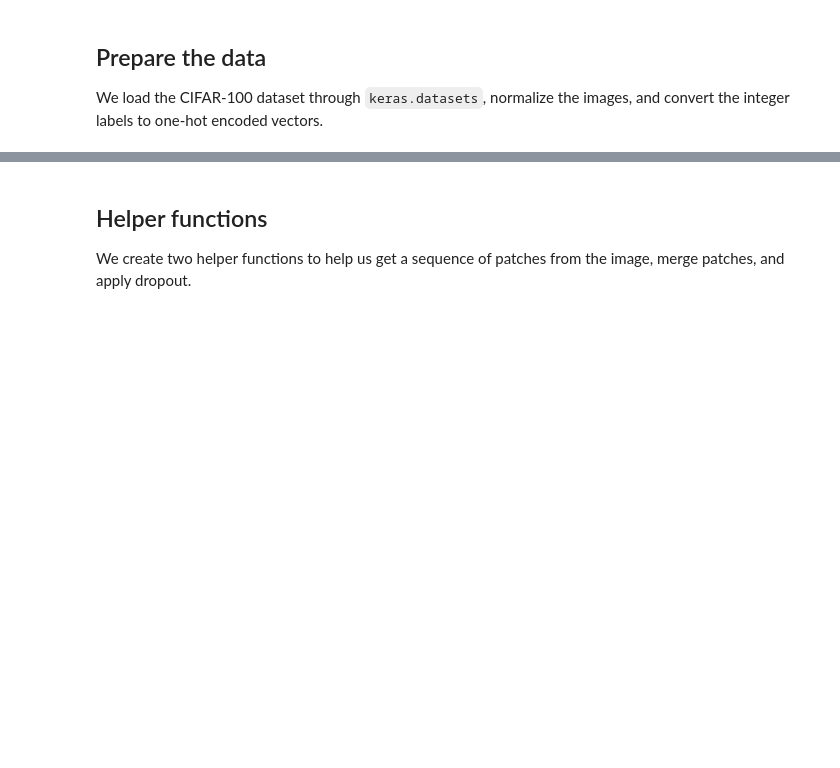
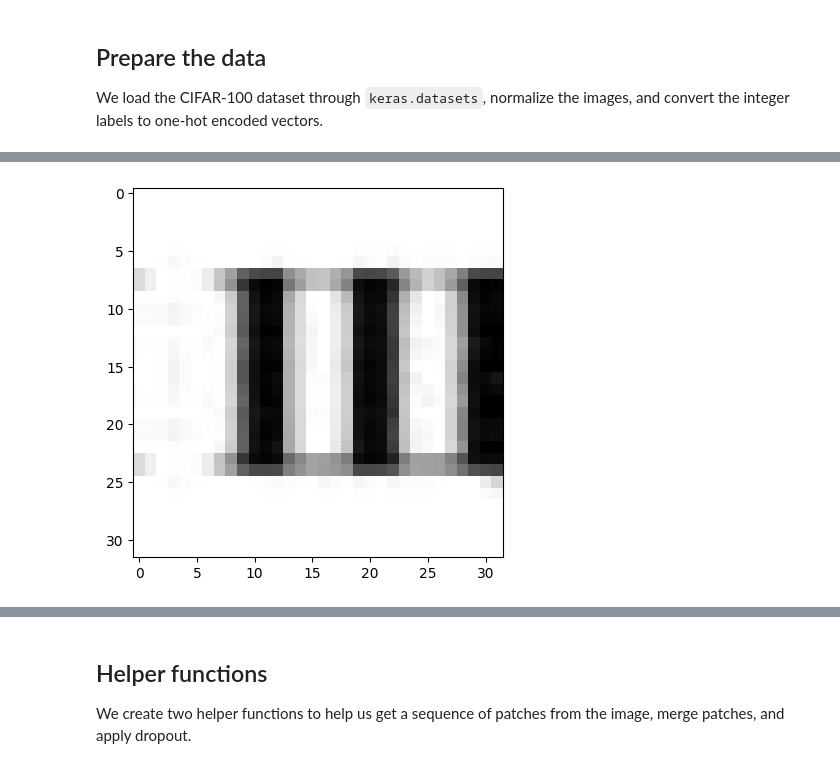
Before and after one commit to NikitaShlapak/OCR, a Jupyter notebook: letter recognition/my_swin.ipynb, the cells around one changed output, grey strips where cells are left out. Drawn from its saved outputs; the diff is of its cells as text; code cells hidden in the pictures; blank space fills up the shorter version.

Commit message:
better letter split

```diff
--- a/letter recognition/my_swin.ipynb
+++ b/letter recognition/my_swin.ipynb
@@ -112,0 +86,80 @@ plt.imshow(test, cmap='gray')
+# %%
+from utils.letter_extraction import *
+
+let = cv2.imread('../data/letterlist.jpg', 0)
+let = let[15:780,:]
+num_letters = 33
+num_fonts = 21
+
+def crop_image(img, trashold=250):
+    top = 0
+    bottom =0
+    left = 0
+    right = 0
+    for i in range(img.shape[0]):
+        if img[i,:].mean() > trashold:
+            top = i
+        else:
+            break
+    for i in range(img.shape[0]):
+        if img[-i,:].mean() > trashold:
+            bottom = i
+        else:
+            break
+    for i in range(img.shape[1]):
+        if img[:,i].mean() > trashold:
+            left = i
+        else:
+            break
+    for i in range(img.shape[1]):
+        if img[:,-i].mean() > trashold:
+            right = i
+        else:
+            break
+    left = max(1,left)
+    right = max(1,right)
+    top = max(1,top)
+    bottom = max(1,bottom)
+    img = img[top:-bottom, left:-right]
+
+    return img
+
+def get_letter(font_num, letter_num):
+    img = let[let.shape[0]//num_fonts*(font_num-1):let.shape[0]//num_fonts*font_num,
+           let.shape[1]//num_letters*(letter_num-1):let.shape[1]//num_letters*letter_num,
+           ]
+    img_croped = crop_image(img)
+    h,w = img_croped.shape
+    size_max = max(w, h)
+    letter_square = 255 * np.ones(shape=[size_max, size_max], dtype=np.uint8)
+
+    if w > h:
+        # Enlarge image top-bottom
+        # ------
+        # ======
+        # ------
+        y_pos = size_max // 2 - h // 2
+        letter_square[y_pos:y_pos + h, 0:w] = img_croped[:h, :w]
+    elif w < h:
+        # Enlarge image left-right
+        # --||--
+        x_pos = size_max // 2 - w // 2
+        letter_square[0:h, x_pos:x_pos + w] = img_croped[:h, :w]
+    else:
+        letter_square = img_croped
+
+    return cv2.resize(letter_square, input_shape[:-1], interpolation=cv2.INTER_AREA)
+
+def get_letter_variants(letter_num):
+        return let[:,
+           let.shape[1]//num_letters*(letter_num-1):let.shape[1]//num_letters*letter_num,
+           ]
+
+def get_font_variants(font_num):
+    return let[let.shape[0]//num_fonts*(font_num-1):let.shape[0]//num_fonts*font_num,
+           :,
+           ]
+test = get_letter(3,10)
+print(test.shape)
+plt.imshow(test, cmap='gray')
+# %% [output]
@@ -113,3 +168,4 @@ plt.imshow(test, cmap='gray')
+[figure, added]
 # %%
 class BaseAugmenter():
     def __init__(self, chanse=0.5):
```
Also changed, not shown: parts of 27 cells of this notebook, 4 other files.
